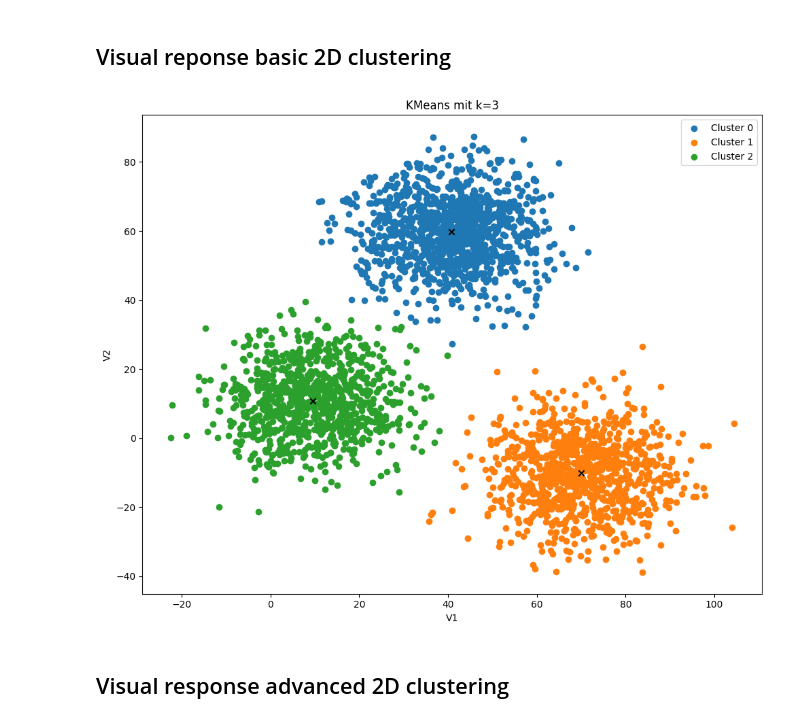
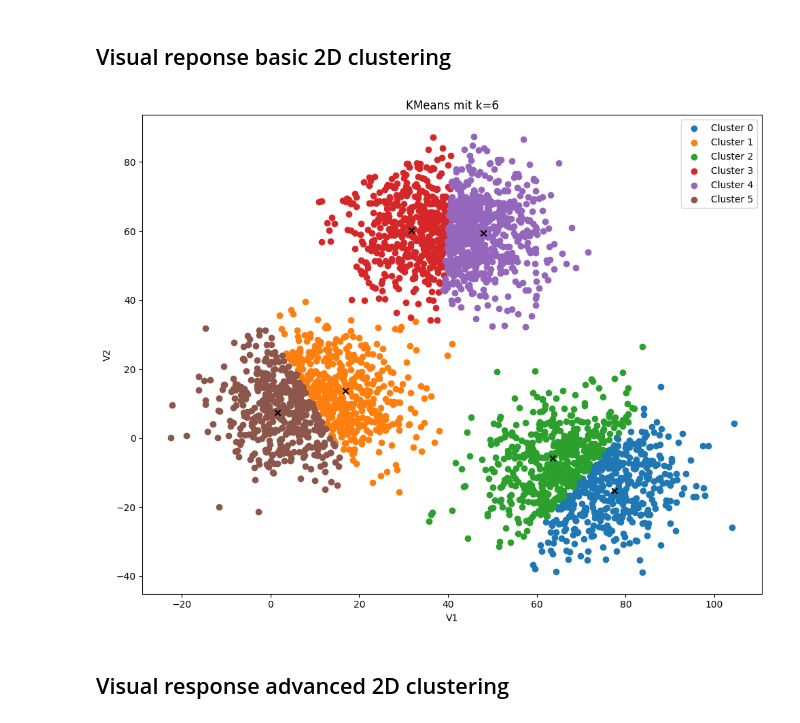
Before and after one commit to axellotl22/progback, a Jupyter notebook: notebooks/visual_response.ipynb, the cells around one changed output. Drawn from its saved outputs; the diff is of its cells as text; code cells hidden in the pictures.

```diff
--- a/notebooks/visual_response.ipynb
+++ b/notebooks/visual_response.ipynb
@@ -14,7 +14,7 @@ params = {
     "Column 2": 1,
     "distance_metric": "EUCLIDEAN",
     "kmeans_type": "OptimizedKMeans",
-    "n_clusters": 3,
+    "n_clusters": 6,
     "user_id": 0,
     "request_id": 0
 }
@@ -28,34 +28,34 @@ response = requests.post(url, files=files, params=params)
 # Lade JSON-Antwort in Variable
 result = response.json()
 
 # Plotte Ergebnis
 plt.figure(figsize=(10, 8))
 
 # Gehe durch jeden Cluster
 for cluster in result["clusters"]:
   centroid = cluster["centroid"]
   points = cluster["points"]
 
   # Extrahiere Datenpunkte
   point_x = [p[result["x_label"]] for p in points]
   point_y = [p[result["y_label"]] for p in points]
 
   # Plotte Cluster
   plt.scatter(point_x, point_y, label=f"Cluster {cluster['cluster_nr']}")
 
   # Plotte Zentroid
   plt.scatter(centroid["x"], centroid["y"], color="black", marker="x")
 
 # Achsenbeschriftung
 plt.xlabel(result["x_label"])
 plt.ylabel(result["y_label"])
 
 plt.legend()
 plt.title(f"KMeans mit k={result['k_value']}")
 plt.tight_layout()
 plt.show()
 # %% [output]
-[figure, old version]
+[figure, new version]
 # %% [markdown]
 ## Visual response advanced 2D clustering
 # %%
```
Also changed, not shown: parts of 1 cell of this notebook, 7 other files.
